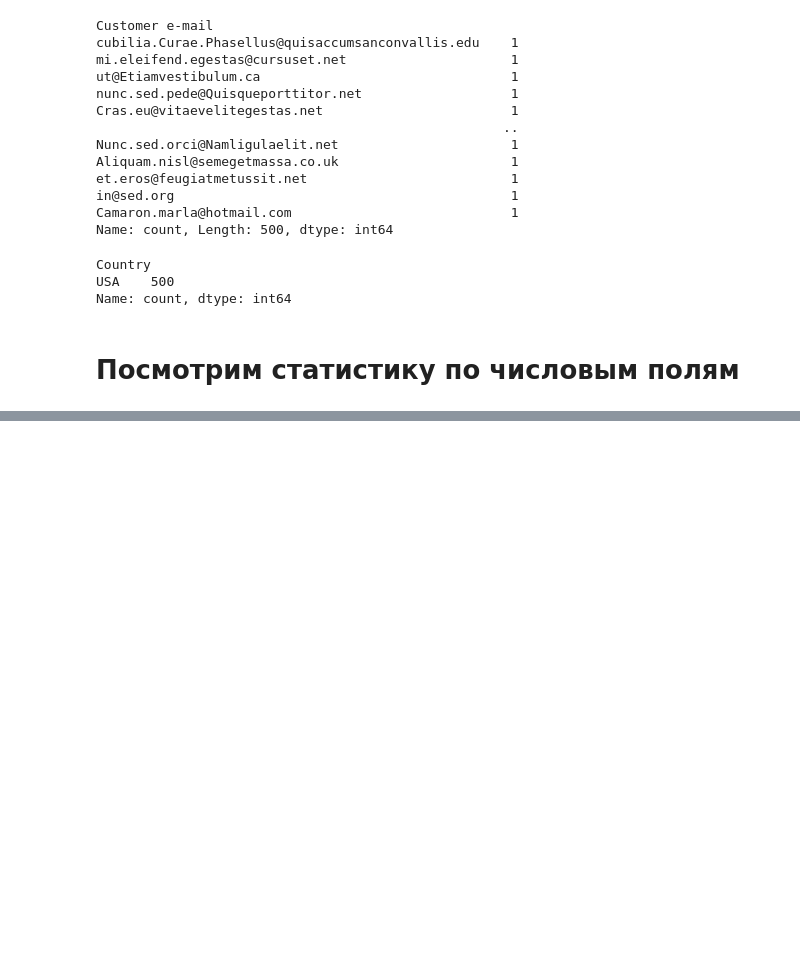
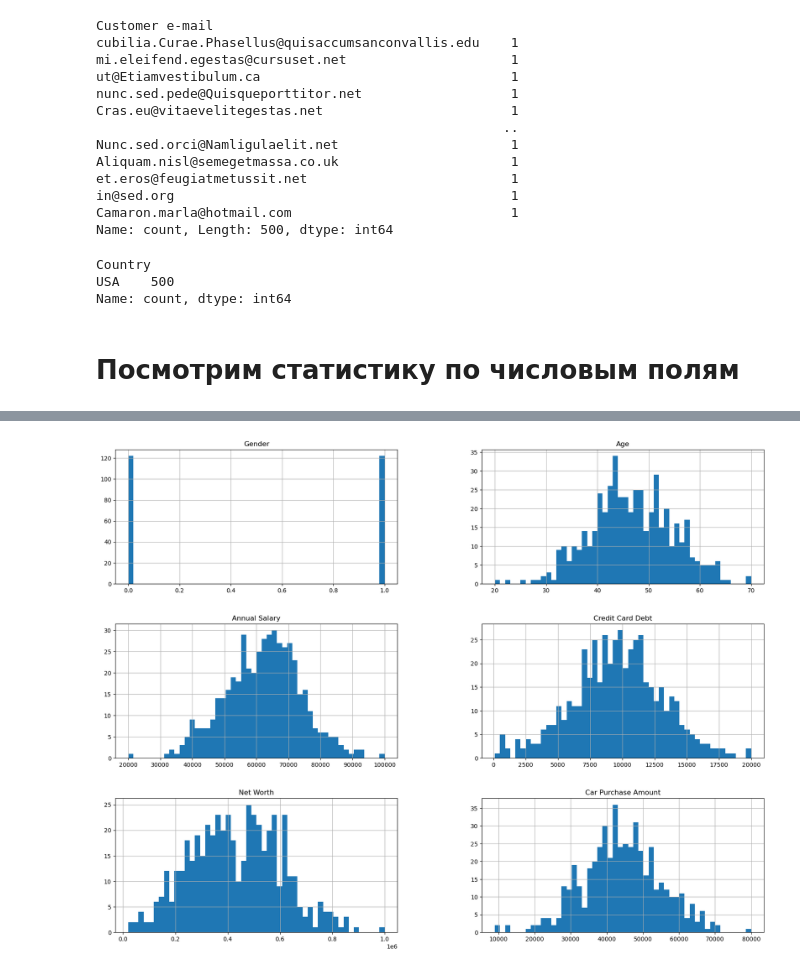
Before and after one commit to maxi7665/IAD, a Jupyter notebook: lab1/lab1.ipynb, the cells around one changed output, grey strips where cells are left out. Drawn from its saved outputs; the diff is of its cells as text; code cells hidden in the pictures; blank space fills up the shorter version.

```diff
--- a/lab1/lab1.ipynb
+++ b/lab1/lab1.ipynb
@@ -136,3 +139,8 @@ ds.describe()
 | 50% | 0.500000 | 46.000000 | 62915.497035 | 9655.035568 | 426750.120650 | 43997.783390 |
 | 75% | 1.000000 | 52.000000 | 70117.862005 | 11798.867487 | 557324.478725 | 51254.709517 |
 | max | 1.000000 | 70.000000 | 100000.000000 | 20000.000000 | 1000000.000000 | 80000.000000 |
+# %%
+ds.hist(bins=50, figsize=(20,15))
+plt.show()
+# %% [output]
+[figure, added]
```
Also changed, not shown: parts of 13 cells of this notebook.
